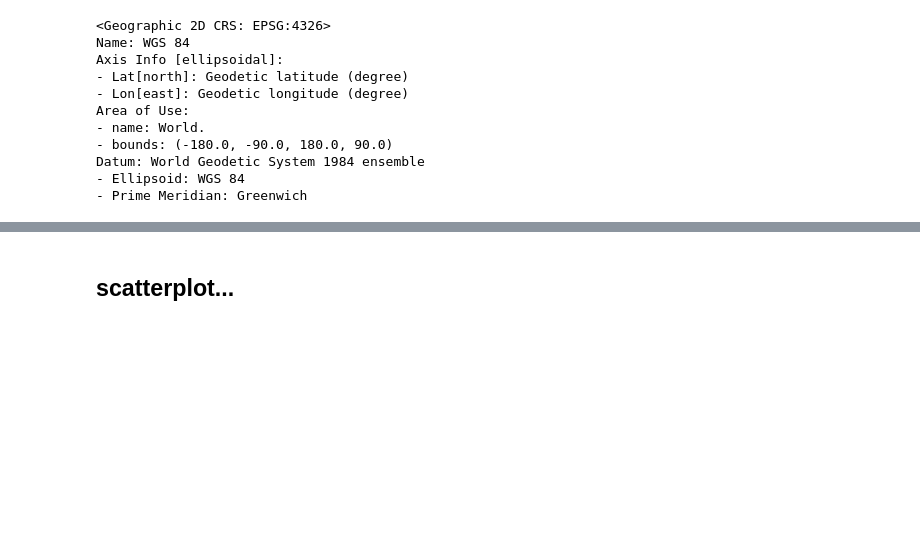
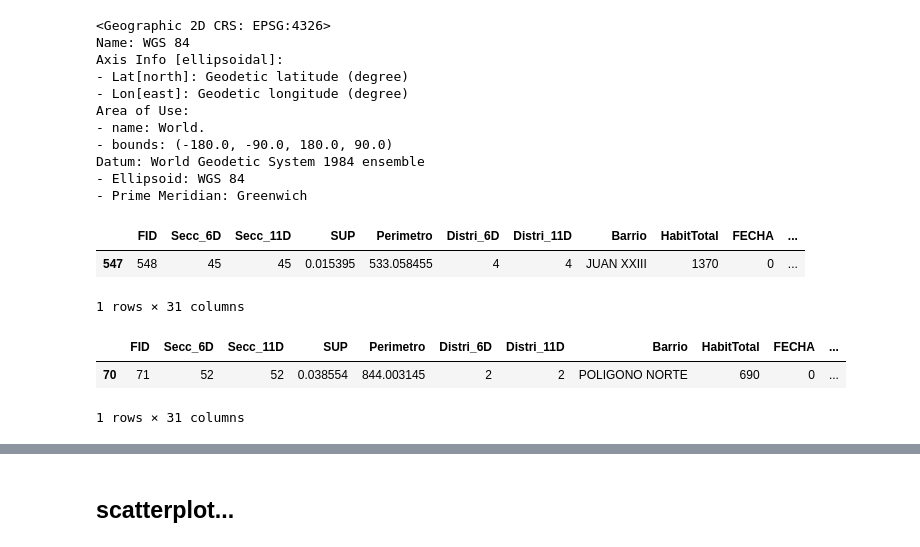
Before and after one commit to aromegar/TransitPlanner, a Jupyter notebook: SEVILLA mapas.ipynb, the cells around one changed output, grey strips where cells are left out. Cells and saved outputs as stored; diff of their text form; code cells hidden in the pictures; blank space fills up the shorter version.

```diff
--- a/SEVILLA mapas.ipynb
+++ b/SEVILLA mapas.ipynb
@@ -120,6 +126,18 @@ Datum: World Geodetic System 1984 ensemble
 # %%
 gdf = gdf.to_crs(epsg=2062)
 gdf['centroid'] = gdf.centroid
+# %%
+gdf.sample()
+# %% [output]
+|  | FID | Secc_6D | Secc_11D | SUP | Perimetro | Distri_6D | Distri_11D | Barrio | HabitTotal | FECHA | ... |
+| 547 | 548 | 45 | 45 | 0.015395 | 533.058455 | 4 | 4 | JUAN XXIII | 1370 | 0 | ... |
+1 rows × 31 columns
 # %%
 gdf = gdf.to_crs(epsg=4326)
 gdf['centroid'] = gdf['centroid'].to_crs(epsg=4326)
+# %%
+gdf.sample()
+# %% [output]
+|  | FID | Secc_6D | Secc_11D | SUP | Perimetro | Distri_6D | Distri_11D | Barrio | HabitTotal | FECHA | ... |
+| 70 | 71 | 52 | 52 | 0.038554 | 844.003145 | 2 | 2 | POLIGONO NORTE | 690 | 0 | ... |
+1 rows × 31 columns
```
Also changed, not shown: parts of 6 cells of this notebook, 1 other file.
